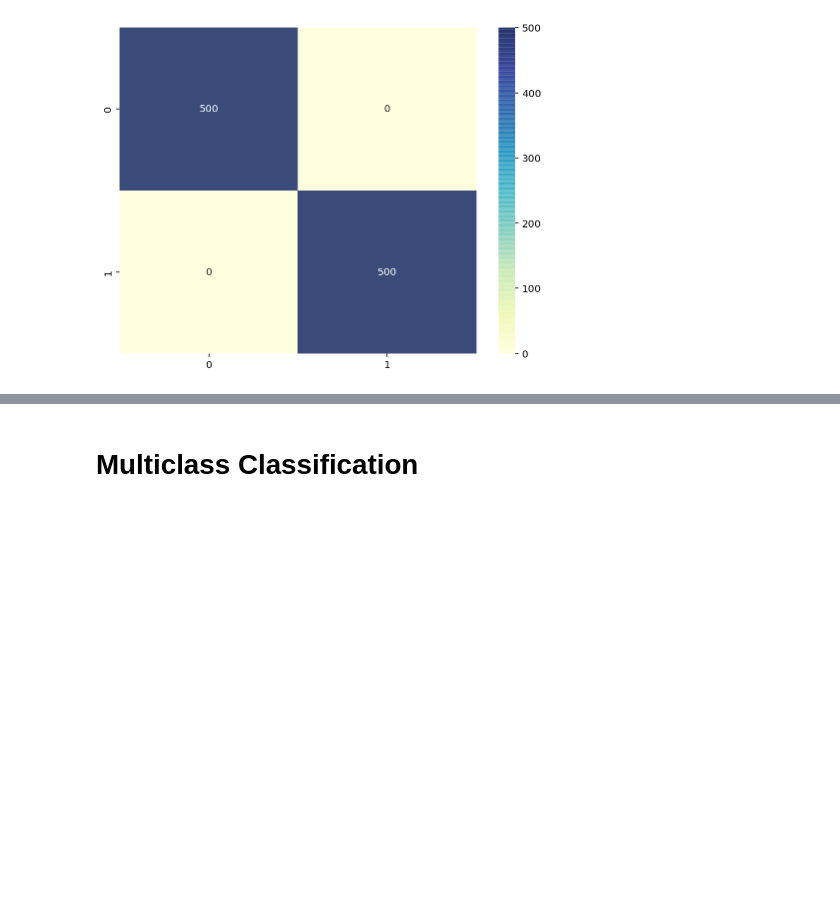
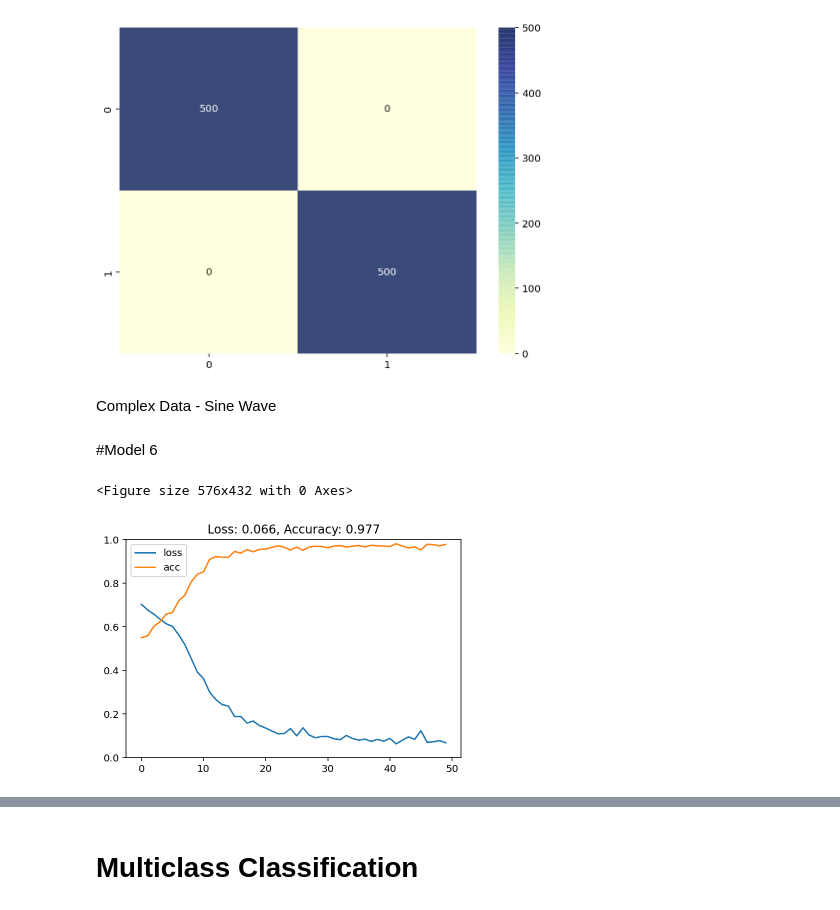
Before and after one commit to DommiiUdomp/ANN, a Jupyter notebook: ANNintro.ipynb, the cells around one changed output, grey strips where cells are left out. Cells and saved outputs as stored; diff of their text form; code cells hidden in the pictures; blank space fills up the shorter version.

```diff
--- a/ANNintro.ipynb
+++ b/ANNintro.ipynb
@@ -147,7 +149,7 @@ def make_sine_wave():
     x1  = x1 + noise
     x0 = x0 + (np.asarray(range(num)) / step) * 0.3
     X = np.column_stack((x0, x1))
-    y = np.asarray([int((i/step)%2==1) for i in range(len(x0))])
+    y = np.asarray([int((i/step)%2) for i in range(len(x0))])
     return X, y
 
 def make_multiclass(N=500, D=2, K=3):
@@ -415,3 +417,24 @@ plot_confusion_matrix(model_5, X, y)
    macro avg       1.00      1.00      1.00      1000
 weighted avg       1.00      1.00      1.00      1000
 [figure]
+# %% [markdown]
+Complex Data - Sine Wave
+# %% [markdown]
+#Model 6
+# %%
+X, y = make_sine_wave()
+
+model_6 = Sequential()
+model_6.add(Dense(64, input_shape=(2,), activation='tanh'))
+model_6.add(Dense(64, activation='tanh'))
+model_6.add(Dense(64, activation='tanh'))
+model_6.add(Dense(1, activation='sigmoid'))
+
+model_6.compile('adam', 'binary_crossentropy', metrics=['acc'])
+
+history_6 = model_6.fit(X, y, verbose=0, epochs=50)
+
+plot_loss_accuracy(history_6)
+# %% [output]
+<Figure size 576x432 with 0 Axes>
+[figure, added]
```
Also changed, not shown: parts of 16 cells of this notebook.
